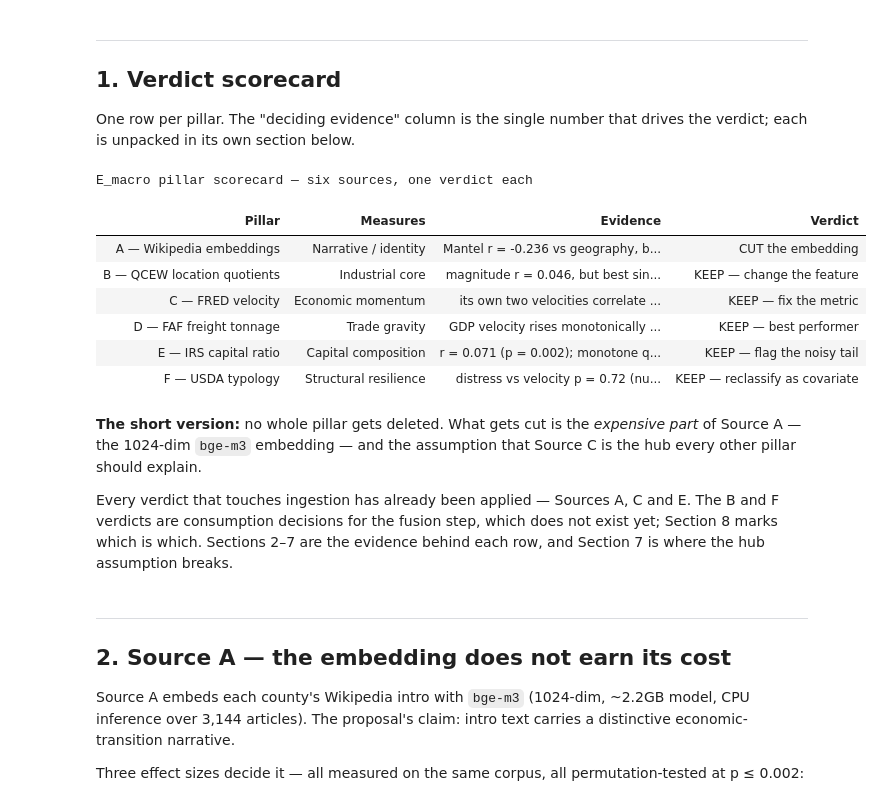
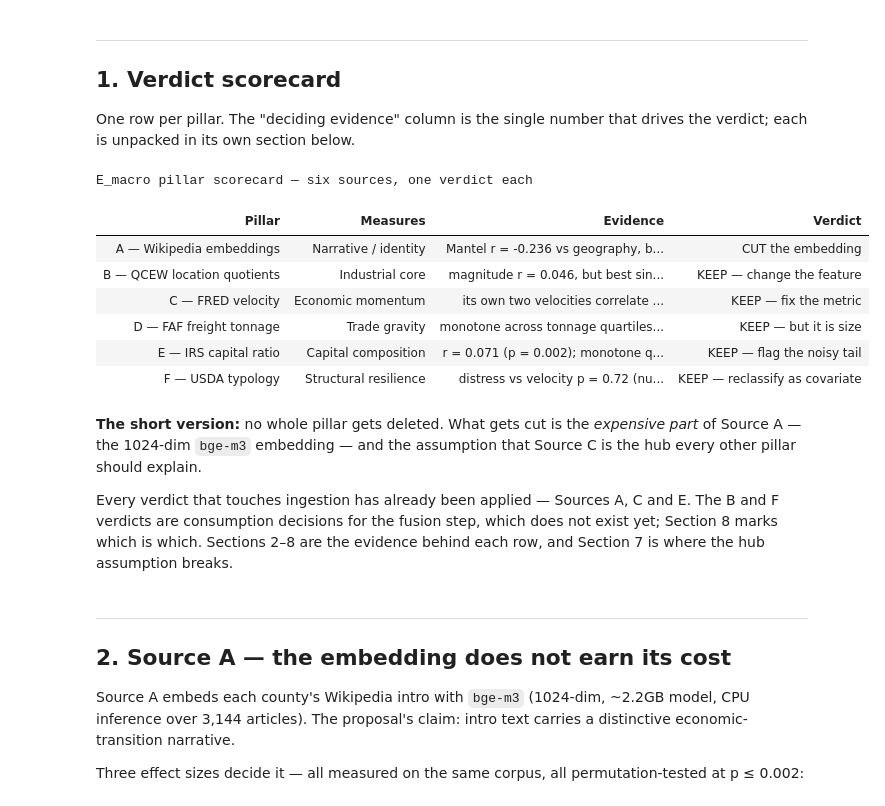
Before and after one commit to Max-Garcia-06/macro_embeddings, a Jupyter notebook: analysis-output/E_macro_key_findings.ipynb, the cells around one changed output. Cells and saved outputs as stored; diff of their text form; code cells hidden in the pictures.

```diff
--- a/analysis-output/E_macro_key_findings.ipynb
+++ b/analysis-output/E_macro_key_findings.ipynb
@@ -131,6 +131,12 @@ A_GEO_R = stats["A"]["mantel_r"]      # embedding similarity vs geography
 A_ECON_R = -0.0406                    # embedding similarity vs economic distance
 B_BEST_SECTOR_R = 0.206               # Real Estate & Rental & Leasing LQ vs GDP velocity
 
+# Section 8's leave-one-pillar-out result for Source D, quoted in the scorecard.
+_signal = pd.read_csv(OUTPUTS / "pillar_matrix_signal.csv")
+_d_tons = _signal.query("column == 'log_total_tons'").iloc[0]
+D_BASELINE_R2 = float(_d_tons["r2_baseline"])
+D_LIFT = float(_d_tons["lift"])
+
 scorecard = pd.DataFrame([
     dict(
         Pillar="A — Wikipedia embeddings",
@@ -157,11 +163,10 @@ scorecard = pd.DataFrame([
     dict(
         Pillar="D — FAF freight tonnage",
         Measures="Trade gravity",
-        Evidence="GDP velocity rises monotonically across tonnage quartiles "
-                 f"({stats['D']['gdp_velocity_pct_by_tons_quartile']['1']:.1%} → "
-                 f"{stats['D']['gdp_velocity_pct_by_tons_quartile']['4']:.1%}), p = "
-                 f"{stats['D']['log_tons_vs_gdp_velocity_pct_p']:.3f}",
-        Verdict="KEEP — best performer",
+        Evidence="monotone across tonnage quartiles, but county size and state "
+                 f"alone predict log tonnage at R² = {D_BASELINE_R2:.3f} and the other "
+                 f"five pillars add {D_LIFT:+.3f} (Section 8)",
+        Verdict="KEEP — but it is size",
     ),
     dict(
         Pillar="E — IRS capital ratio",
@@ -178,35 +183,36 @@ scorecard = pd.DataFrame([
                  f"distress vs freight r = {F_x_D_R:.3f} but only {F_x_D_PARTIAL:.3f} once "
                  "county size is controlled",
         Verdict="KEEP — reclassify as covariate",
     ),
 ])
 
+# Nothing is green any more: Section 8 removed Source D's "best performer"
+# standing and no pillar replaced it.
 VERDICT_COLORS = {
     "CUT the embedding": "background-color: #fee2e2; color: #991b1b; font-weight: 700",
-    "KEEP — best performer": "background-color: #dcfce7; color: #166534; font-weight: 700",
 }
 DEFAULT_VERDICT = "background-color: #fef3c7; color: #92400e; font-weight: 700"
 
 (scorecard.style
     .hide(axis="index")
     .set_properties(**{"text-align": "left", "vertical-align": "top",
                        "font-size": "13px", "padding": "10px"})
     .set_properties(subset=["Pillar"], **{"font-weight": "700"})
     .map(lambda v: VERDICT_COLORS.get(v, DEFAULT_VERDICT), subset=["Verdict"])
     .set_table_styles([
         {"selector": "th", "props": [("text-align", "left"), ("font-size", "13px"),
                                      ("background-color", "#1f2a37"), ("color", "white"),
                                      ("padding", "10px")]},
         {"selector": "", "props": [("border-collapse", "collapse")]},
     ])
     .set_caption("E_macro pillar scorecard — six sources, one verdict each"))
 # %% [output]
 E_macro pillar scorecard — six sources, one verdict each
 | Pillar | Measures | Evidence | Verdict |
 | A — Wikipedia embeddings | Narrative / identity | Mantel r = -0.236 vs geography, b... | CUT the embedding |
 | B — QCEW location quotients | Industrial core | magnitude r = 0.046, but best sin... | KEEP — change the feature |
 | C — FRED velocity | Economic momentum | its own two velocities correlate ... | KEEP — fix the metric |
-| D — FAF freight tonnage | Trade gravity | GDP velocity rises monotonically ... | KEEP — best performer |
+| D — FAF freight tonnage | Trade gravity | monotone across tonnage quartiles... | KEEP — but it is size |
 | E — IRS capital ratio | Capital composition | r = 0.071 (p = 0.002); monotone q... | KEEP — flag the noisy tail |
 | F — USDA typology | Structural resilience | distress vs velocity p = 0.72 (nu... | KEEP — reclassify as covariate |
 # %% [markdown]
@@ -216,7 +222,7 @@ assumption that Source C is the hub every other pillar should explain.
 
 Every verdict that touches ingestion has already been applied — Sources A, C
 and E. The B and F verdicts are consumption decisions for the fusion step,
-which does not exist yet; Section 8 marks which is which. Sections 2–7 are the
+which does not exist yet; Section 8 marks which is which. Sections 2–8 are the
 evidence behind each row, and Section 7 is where the hub assumption breaks.
 # %% [markdown]
 ---
```
Also changed, not shown: parts of 16 cells of this notebook.
